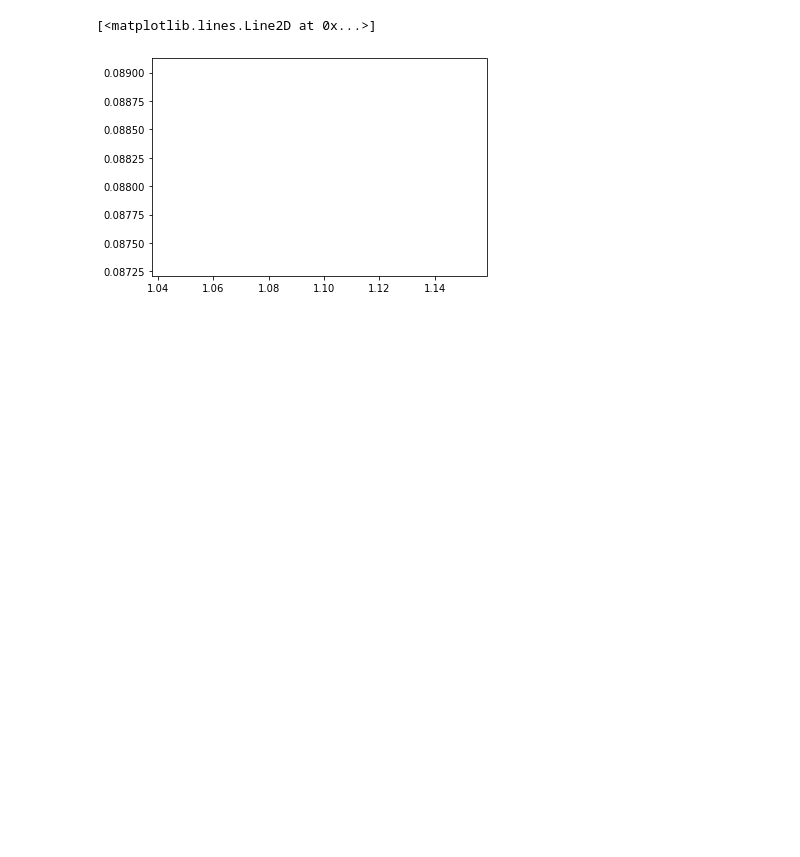
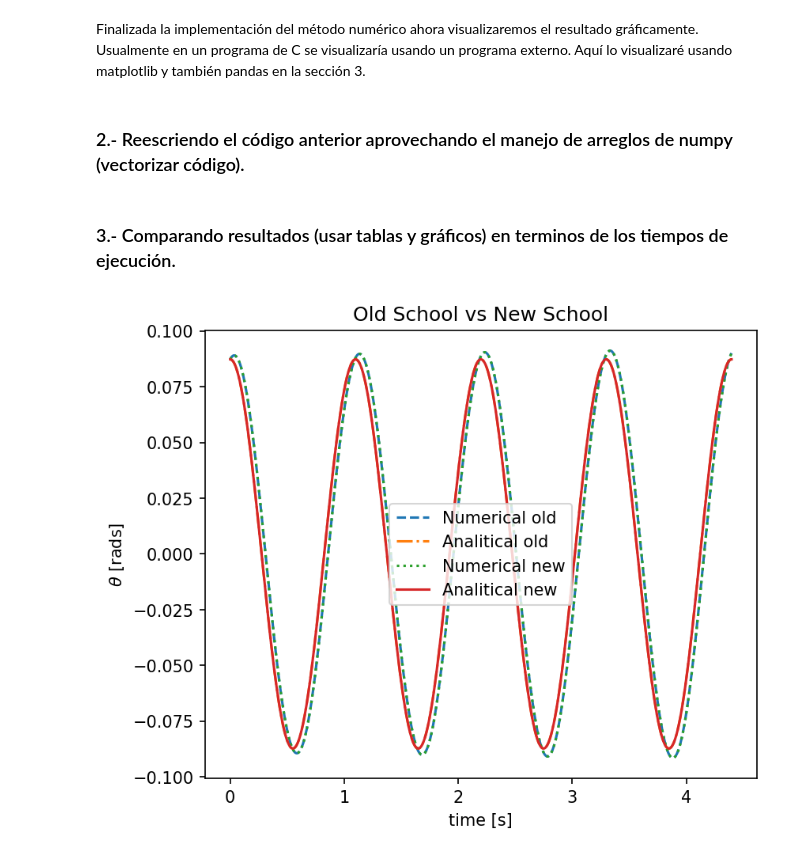
Before and after one commit to DCIDA2019/dcida2020ii-R-Ernesto, a Jupyter notebook: Aug28/ecuacion_de_movimiento_pendulo_simple.ipynb, the cells around one changed output. Cells and saved outputs as stored; diff of their text form; code cells hidden in the pictures; blank space fills up the shorter version.

```diff
--- a/Aug28/ecuacion_de_movimiento_pendulo_simple.ipynb
+++ b/Aug28/ecuacion_de_movimiento_pendulo_simple.ipynb
@@ -61,10 +61,42 @@ for i in range(0,steps):
-# %%
-from matplotlib import pyplot as plt
-
-# nunca he usado lee un archivo directamente, aún lo estoy checando
-
-plt.plot(t,theta)
-plt.plot(t,theta_real)
-# %% [output]
-[<matplotlib.lines.Line2D at 0x...>]
-[figure, removed]
+# %% [markdown]
+Finalizada la implementación del método numérico ahora visualizaremos el resultado gráficamente. Usualmente en un programa de C se visualizaría usando un programa externo. Aquí lo visualizaré usando matplotlib y también pandas en la sección 3.
+# %% [markdown]
+### 2.- Reescriendo el código anterior aprovechando el manejo de arreglos de numpy (vectorizar código).
+# %%
+# contemporary approach to the problem
+import numpy as np
+
+t = np.linspace(0,4*T,10000) #creating an array
+theta_real = theta_0*np.cos(omega*t)
+theta = np.zeros(10000,dtype='float')
+theta[0]=theta_0
+phi = np.zeros(10000,dtype='float')
+phi[0]=Dtheta_t0
+
+for i in range(1,t.size):
+    theta[i] = theta[i-1] + h*phi[i-1] # theta actualization
+    phi[i] = phi[i-1] + h*(-g/l)*theta[i-1] # phi actualization
+# %% [markdown]
+### 3.- Comparando resultados (usar tablas y gráficos) en terminos de los tiempos de ejecución.
+# %%
+from matplotlib import pyplot as plt
+from pandas import read_table
+
+sol = read_table('solution.csv',sep=',')
+
+t_vals = sol['time'].values
+theta_vals = sol['theta'].values
+theta_real_values = sol['theta_real'].values
+
+sol_figure = plt.figure(figsize=[3*2,2.5*2],dpi=150)
+plt.plot(t_vals,theta_vals,'--',label='Numerical old')
+plt.plot(t_vals,theta_real_values,'-.',label='Analitical old')
+plt.plot(t,theta,':',label='Numerical new')
+plt.plot(t,theta_real,label='Analitical new')
+plt.legend()
+plt.ylabel("$\\theta$ [rads]")
+plt.xlabel("time [s]")
+plt.title("Old School vs New School")
+sol_figure.savefig('figure1.png')
+# %% [output]
+[figure, added]
```
Also changed, not shown: parts of 3 cells of this notebook.
